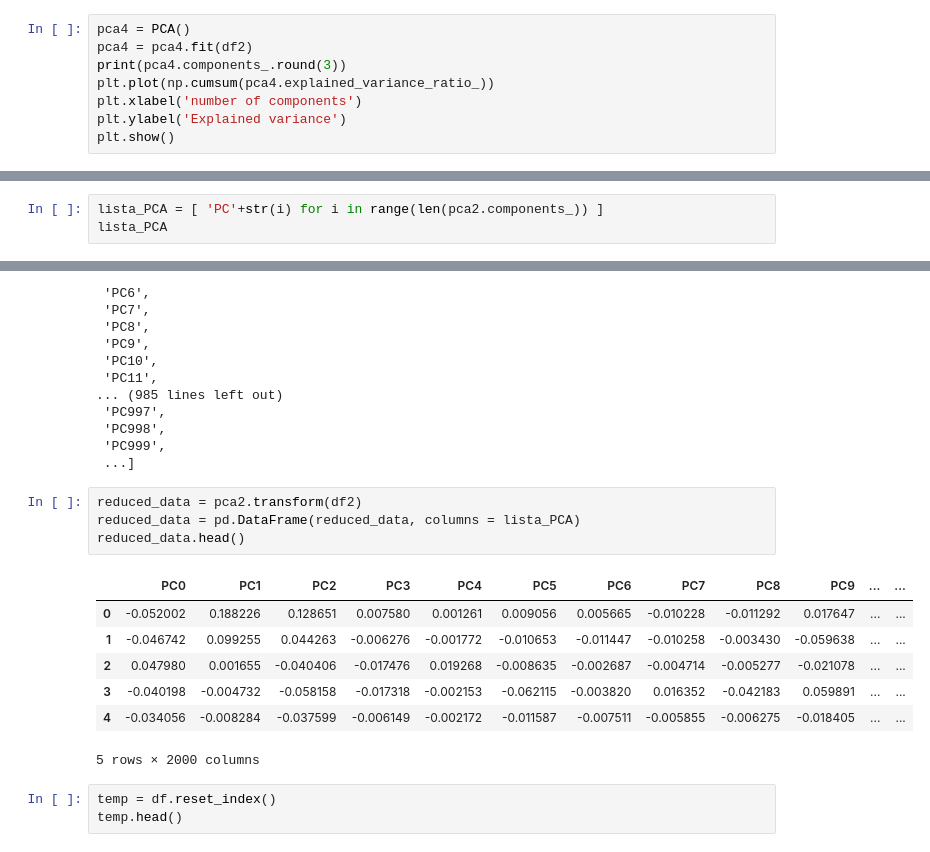
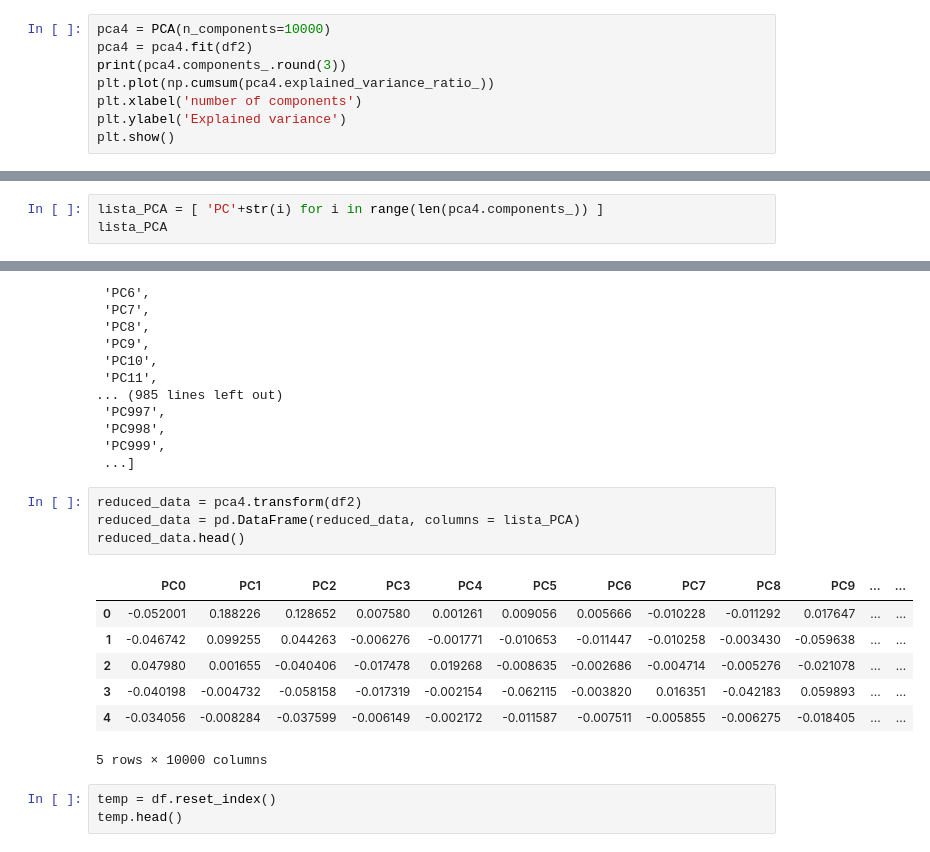
Before and after one commit to metalkutz/juanito_v2.0, a Jupyter notebook: PCA.ipynb, the cells around one changed output, grey strips where cells are left out. Saved outputs shown, nothing was run; the diff lists cells and outputs as text.

```diff
--- a/PCA.ipynb
+++ b/PCA.ipynb
@@ -156,7 +157,7 @@ len(pca2.components_)
 # %% [output]
 2000
 # %%
-pca4 = PCA()
+pca4 = PCA(n_components=10000)
 pca4 = pca4.fit(df2)
 print(pca4.components_.round(3))
 plt.plot(np.cumsum(pca4.explained_variance_ratio_))
@@ -166,5 +176,5 @@ plt.show()
 # %%
-lista_PCA = [ 'PC'+str(i) for i in range(len(pca2.components_)) ]
+lista_PCA = [ 'PC'+str(i) for i in range(len(pca4.components_)) ]
 lista_PCA
 # %% [output]
 ['PC0',
@@ -185,17 +195,17 @@ lista_PCA
  'PC999',
  ...]
 # %%
-reduced_data = pca2.transform(df2)
+reduced_data = pca4.transform(df2)
 reduced_data = pd.DataFrame(reduced_data, columns = lista_PCA)
 reduced_data.head()
 # %% [output]
 |  | PC0 | PC1 | PC2 | PC3 | PC4 | PC5 | PC6 | PC7 | PC8 | PC9 | ... | ... |
-| 0 | -0.052002 | 0.188226 | 0.128651 | 0.007580 | 0.001261 | 0.009056 | 0.005665 | -0.010228 | -0.011292 | 0.017647 | ... | ... |
-| 1 | -0.046742 | 0.099255 | 0.044263 | -0.006276 | -0.001772 | -0.010653 | -0.011447 | -0.010258 | -0.003430 | -0.059638 | ... | ... |
-| 2 | 0.047980 | 0.001655 | -0.040406 | -0.017476 | 0.019268 | -0.008635 | -0.002687 | -0.004714 | -0.005277 | -0.021078 | ... | ... |
-| 3 | -0.040198 | -0.004732 | -0.058158 | -0.017318 | -0.002153 | -0.062115 | -0.003820 | 0.016352 | -0.042183 | 0.059891 | ... | ... |
+| 0 | -0.052001 | 0.188226 | 0.128652 | 0.007580 | 0.001261 | 0.009056 | 0.005666 | -0.010228 | -0.011292 | 0.017647 | ... | ... |
+| 1 | -0.046742 | 0.099255 | 0.044263 | -0.006276 | -0.001771 | -0.010653 | -0.011447 | -0.010258 | -0.003430 | -0.059638 | ... | ... |
+| 2 | 0.047980 | 0.001655 | -0.040406 | -0.017478 | 0.019268 | -0.008635 | -0.002686 | -0.004714 | -0.005276 | -0.021078 | ... | ... |
+| 3 | -0.040198 | -0.004732 | -0.058158 | -0.017319 | -0.002154 | -0.062115 | -0.003820 | 0.016351 | -0.042183 | 0.059893 | ... | ... |
 | 4 | -0.034056 | -0.008284 | -0.037599 | -0.006149 | -0.002172 | -0.011587 | -0.007511 | -0.005855 | -0.006275 | -0.018405 | ... | ... |
-5 rows × 2000 columns
+5 rows × 10000 columns
 # %%
 temp = df.reset_index()
 temp.head()
```
Also changed, not shown: parts of 5 cells of this notebook, 1 other file.
